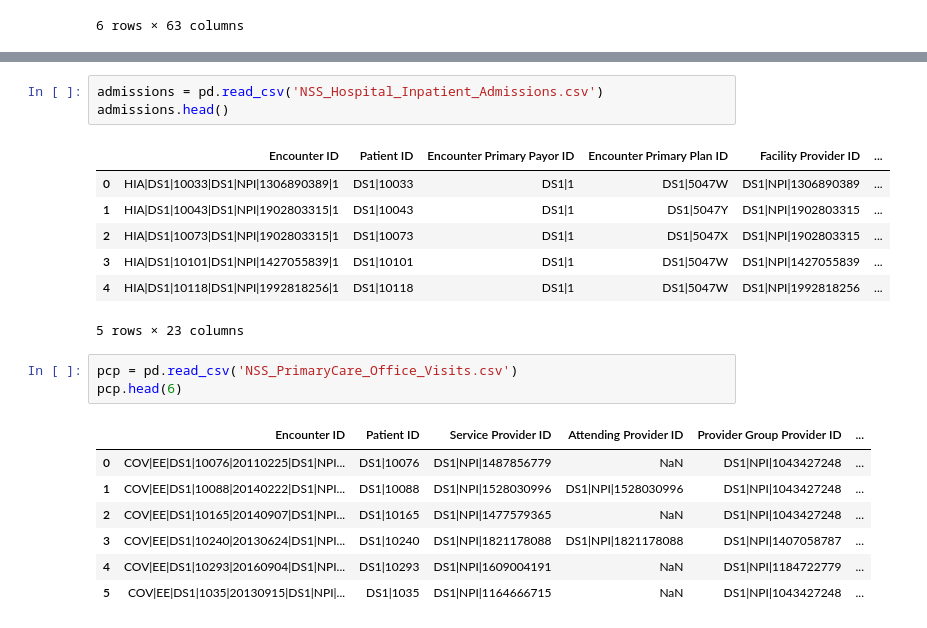
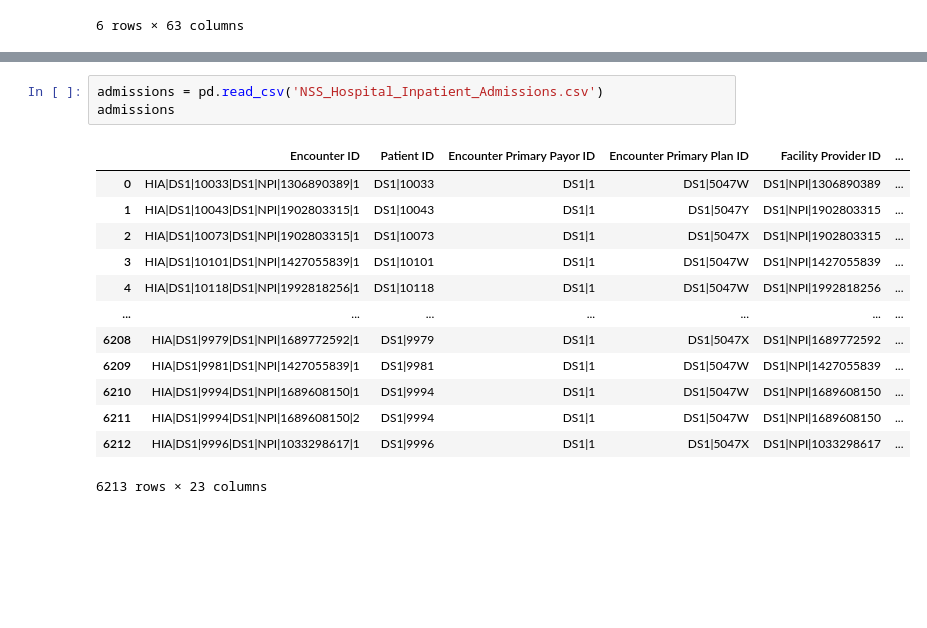
Before and after one commit to jrioross/ursa_health_hospital_readmissions, a Jupyter notebook: data/patient_care.ipynb, the cells around one changed output, grey strips where cells are left out. Drawn from its saved outputs; the diff is of its cells as text; blank space fills up the shorter version.

```diff
--- a/data/patient_care.ipynb
+++ b/data/patient_care.ipynb
@@ -20,22 +24,17 @@ members.head(6)
 # %%
 admissions = pd.read_csv('NSS_Hospital_Inpatient_Admissions.csv')
-admissions.head()
+admissions
 # %% [output]
 |  | Encounter ID | Patient ID | Encounter Primary Payor ID | Encounter Primary Plan ID | Facility Provider ID | ... |
 | 0 | HIA|DS1|10033|DS1|NPI|1306890389|1 | DS1|10033 | DS1|1 | DS1|5047W | DS1|NPI|1306890389 | ... |
 | 1 | HIA|DS1|10043|DS1|NPI|1902803315|1 | DS1|10043 | DS1|1 | DS1|5047Y | DS1|NPI|1902803315 | ... |
 | 2 | HIA|DS1|10073|DS1|NPI|1902803315|1 | DS1|10073 | DS1|1 | DS1|5047X | DS1|NPI|1902803315 | ... |
 | 3 | HIA|DS1|10101|DS1|NPI|1427055839|1 | DS1|10101 | DS1|1 | DS1|5047W | DS1|NPI|1427055839 | ... |
 | 4 | HIA|DS1|10118|DS1|NPI|1992818256|1 | DS1|10118 | DS1|1 | DS1|5047W | DS1|NPI|1992818256 | ... |
+| ... | ... | ... | ... | ... | ... | ... |
+| 6208 | HIA|DS1|9979|DS1|NPI|1689772592|1 | DS1|9979 | DS1|1 | DS1|5047X | DS1|NPI|1689772592 | ... |
+| 6209 | HIA|DS1|9981|DS1|NPI|1427055839|1 | DS1|9981 | DS1|1 | DS1|5047W | DS1|NPI|1427055839 | ... |
+| 6210 | HIA|DS1|9994|DS1|NPI|1689608150|1 | DS1|9994 | DS1|1 | DS1|5047W | DS1|NPI|1689608150 | ... |
+| 6211 | HIA|DS1|9994|DS1|NPI|1689608150|2 | DS1|9994 | DS1|1 | DS1|5047W | DS1|NPI|1689608150 | ... |
+| 6212 | HIA|DS1|9996|DS1|NPI|1033298617|1 | DS1|9996 | DS1|1 | DS1|5047X | DS1|NPI|1033298617 | ... |
-5 rows × 23 columns
+6213 rows × 23 columns
-# %%
-pcp = pd.read_csv('NSS_PrimaryCare_Office_Visits.csv')
-pcp.head(6)
-# %% [output]
-|  | Encounter ID | Patient ID | Service Provider ID | Attending Provider ID | Provider Group Provider ID | ... |
-| 0 | COV|EE|DS1|10076|20110225|DS1|NPI... | DS1|10076 | DS1|NPI|1487856779 | NaN | DS1|NPI|1043427248 | ... |
-| 1 | COV|EE|DS1|10088|20140222|DS1|NPI... | DS1|10088 | DS1|NPI|1528030996 | DS1|NPI|1528030996 | DS1|NPI|1043427248 | ... |
-| 2 | COV|EE|DS1|10165|20140907|DS1|NPI... | DS1|10165 | DS1|NPI|1477579365 | NaN | DS1|NPI|1043427248 | ... |
-| 3 | COV|EE|DS1|10240|20130624|DS1|NPI... | DS1|10240 | DS1|NPI|1821178088 | DS1|NPI|1821178088 | DS1|NPI|1407058787 | ... |
-| 4 | COV|EE|DS1|10293|20160904|DS1|NPI... | DS1|10293 | DS1|NPI|1609004191 | NaN | DS1|NPI|1184722779 | ... |
-| 5 | COV|EE|DS1|1035|20130915|DS1|NPI|... | DS1|1035 | DS1|NPI|1164666715 | NaN | DS1|NPI|1043427248 | ... |
```
Also changed, not shown: parts of 22 cells of this notebook.
